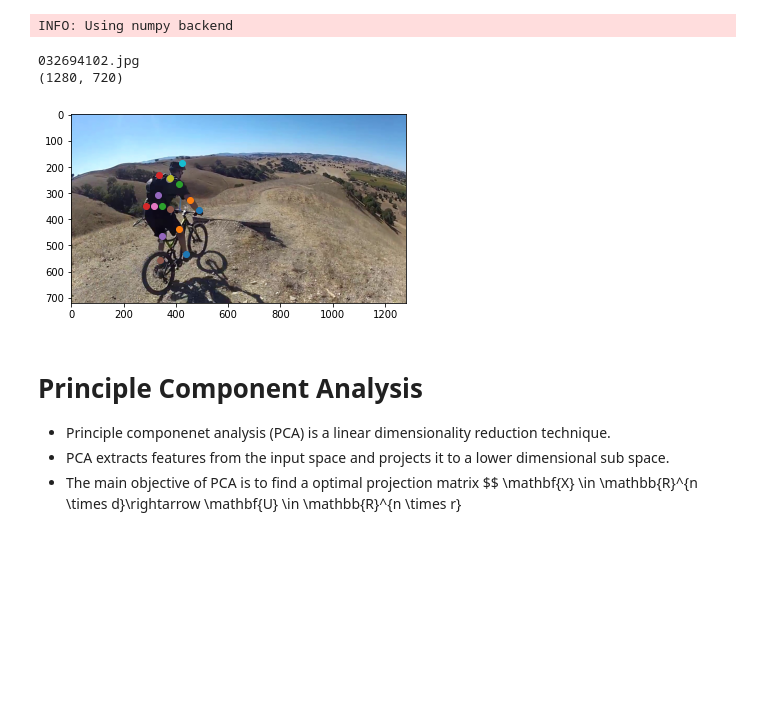
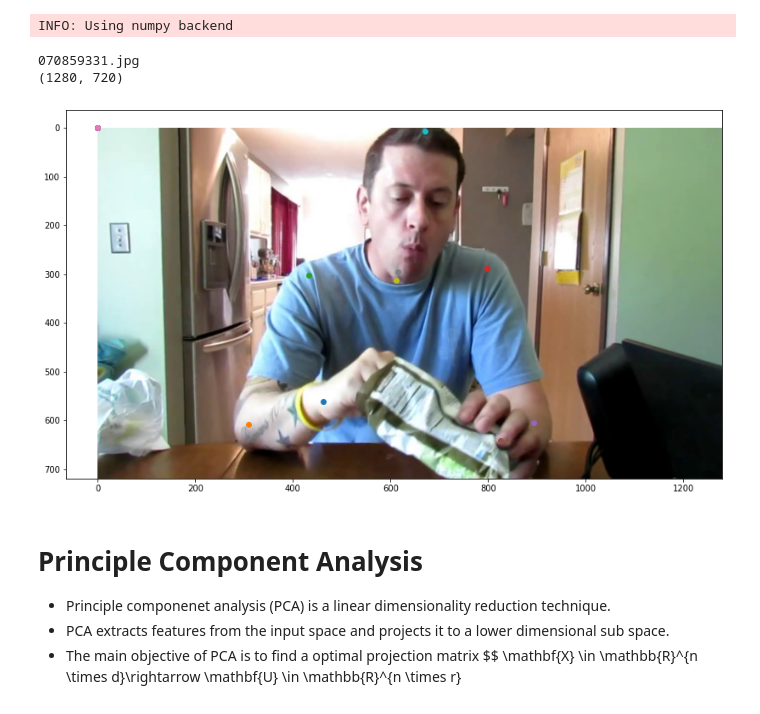
Before and after one commit to abhijithatreyat/geomstats_project, a Jupyter notebook: main.ipynb, the cells around one changed output. Cells and saved outputs as stored; diff of their text form; code cells hidden in the pictures; blank space fills up the shorter version.

Commit message:
Added images

```diff
--- a/main.ipynb
+++ b/main.ipynb
@@ -67,9 +67,9 @@ n = annolist.shape[1]
 
 data_arr = ['NAME','r ankle_X','r ankle_Y', 'r knee_X','r knee_Y', 'r hip_X','r hip_Y', 'l hip_X','l hip_Y', 'l knee_X','l knee_Y', 'l ankle_X','l ankle_Y','pelvis_X','pelvis_Y','thorax_X','thorax_Y','upper neck_X','upper neck_Y', 'head top_X','head top_Y', 'r wrist_X','r wrist_Y','r elbow_X','r elbow_Y', 'r shoulder_X','r shoulder_Y','l shoulder_X','l shoulder_Y','l elbow_X','l elbow_Y', 'l wrist_X','l wrist_Y','Scale','Activity','Category']
 
-# data = pd.DataFrame(columns=data_arr)
+data = pd.DataFrame(columns=data_arr)
 
-# Convert_data_to_CSV(annolist, act, data_arr, img_tra)
+Convert_data_to_CSV(annolist, act, data_arr, img_tra)
 # %%
 # Load the CSV
 df_obj = pd.read_csv('mpii_dataset.csv')
@@ -84,12 +84,12 @@ input2 = input_eating
 # %%
 # Display an image with keypoints
 # "image_id" is used to index an image from the dataframe
-image_id = 15
-imag(input_cycling_filtered,input_cycling_filtered.index[image_id])
+image_id = 4
+imag(input2,input2.index[image_id])
 # %% [output]
-032694102.jpg
+070859331.jpg
 (1280, 720)
-[figure, old version]
+[figure, new version]
 # %%
 # Generate dataset and labels
 
```
Also changed, not shown: parts of 2 cells of this notebook, 4 other files.
